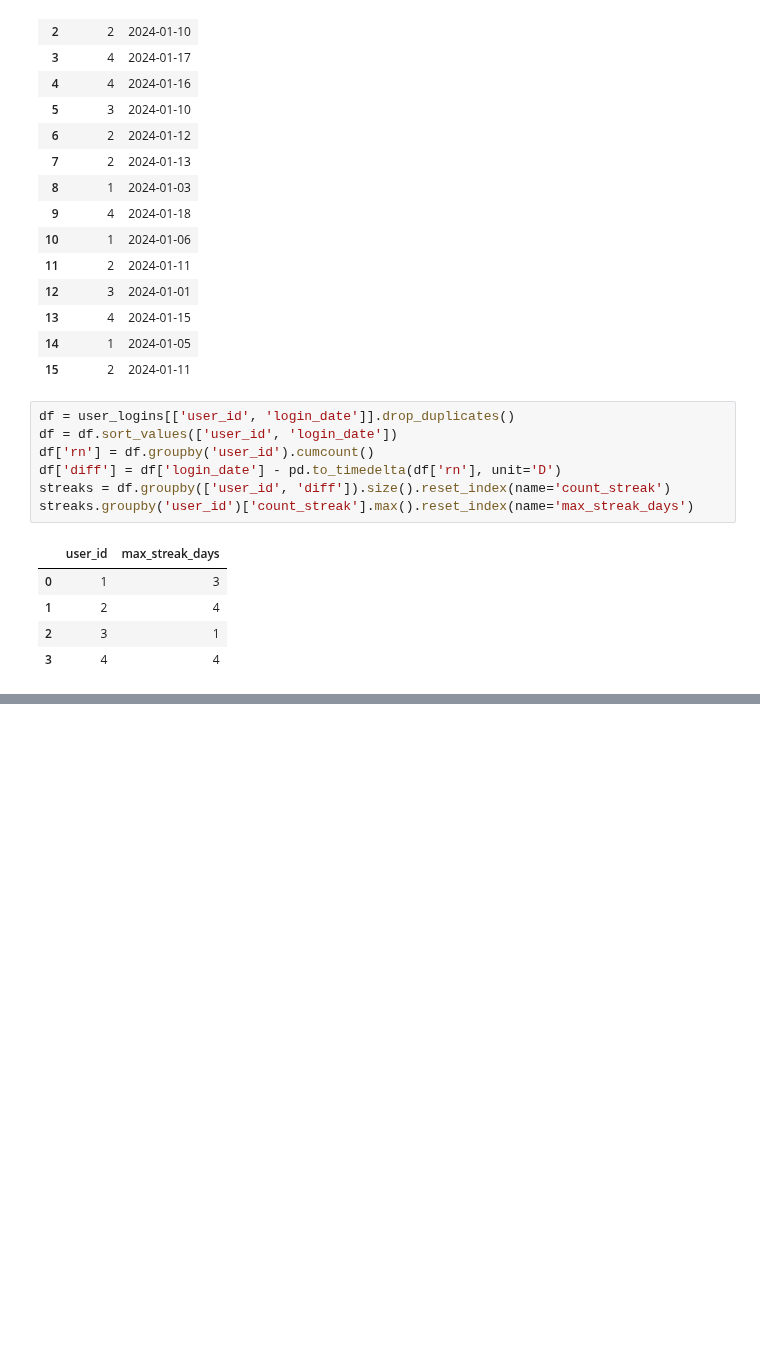
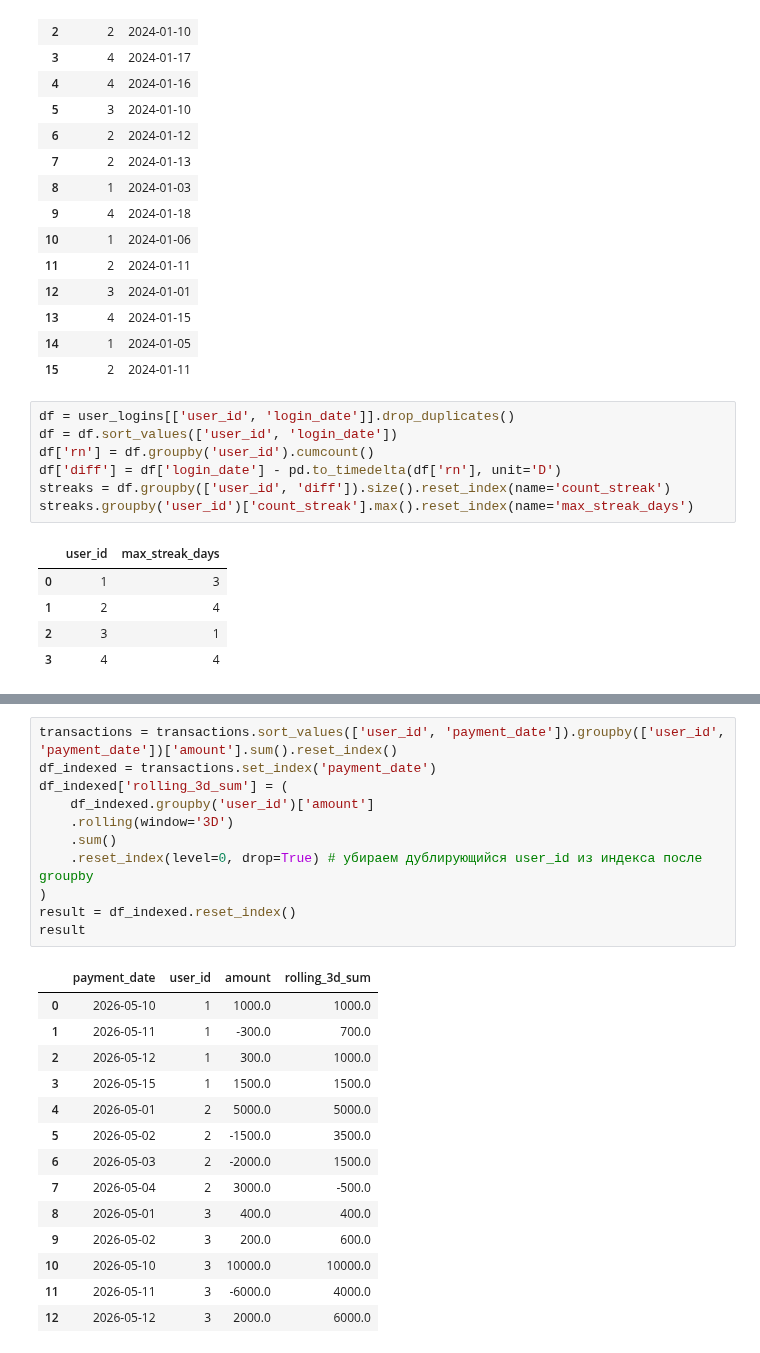
Before and after one commit to Praldmur/Tasks, a Jupyter notebook: simulator_sql.ipynb, the cells around one changed output, grey strips where cells are left out. Cells and saved outputs as stored; diff of their text form; blank space fills up the shorter version.

```diff
--- a/simulator_sql.ipynb
+++ b/simulator_sql.ipynb
@@ -1730,0 +1959,26 @@ streaks.groupby('user_id')['count_streak'].max().reset_index(name='max_streak_da
+# %%
+transactions = transactions.sort_values(['user_id', 'payment_date']).groupby(['user_id', 'payment_date'])['amount'].sum().reset_index()
+df_indexed = transactions.set_index('payment_date')
+df_indexed['rolling_3d_sum'] = (
+    df_indexed.groupby('user_id')['amount']
+    .rolling(window='3D')
+    .sum()
+    .reset_index(level=0, drop=True) # убираем дублирующийся user_id из индекса после groupby
+)
+result = df_indexed.reset_index()
+result
+# %% [output]
+|  | payment_date | user_id | amount | rolling_3d_sum |
+| 0 | 2026-05-10 | 1 | 1000.0 | 1000.0 |
+| 1 | 2026-05-11 | 1 | -300.0 | 700.0 |
+| 2 | 2026-05-12 | 1 | 300.0 | 1000.0 |
+| 3 | 2026-05-15 | 1 | 1500.0 | 1500.0 |
+| 4 | 2026-05-01 | 2 | 5000.0 | 5000.0 |
+| 5 | 2026-05-02 | 2 | -1500.0 | 3500.0 |
+| 6 | 2026-05-03 | 2 | -2000.0 | 1500.0 |
+| 7 | 2026-05-04 | 2 | 3000.0 | -500.0 |
+| 8 | 2026-05-01 | 3 | 400.0 | 400.0 |
+| 9 | 2026-05-02 | 3 | 200.0 | 600.0 |
+| 10 | 2026-05-10 | 3 | 10000.0 | 10000.0 |
+| 11 | 2026-05-11 | 3 | -6000.0 | 4000.0 |
+| 12 | 2026-05-12 | 3 | 2000.0 | 6000.0 |
```
Also changed, not shown: parts of 9 cells of this notebook.
